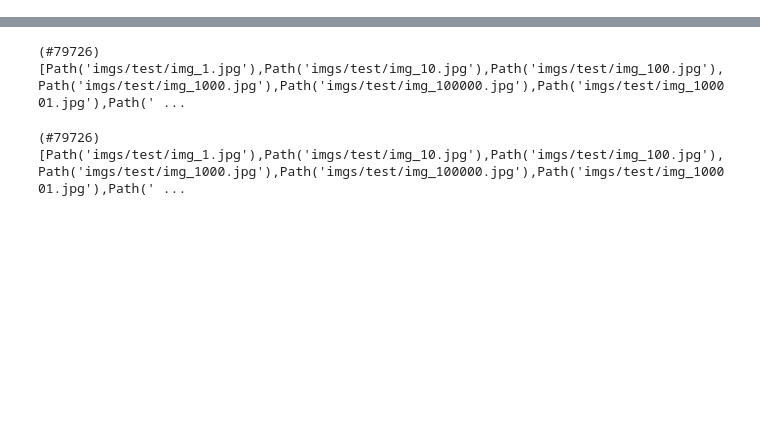
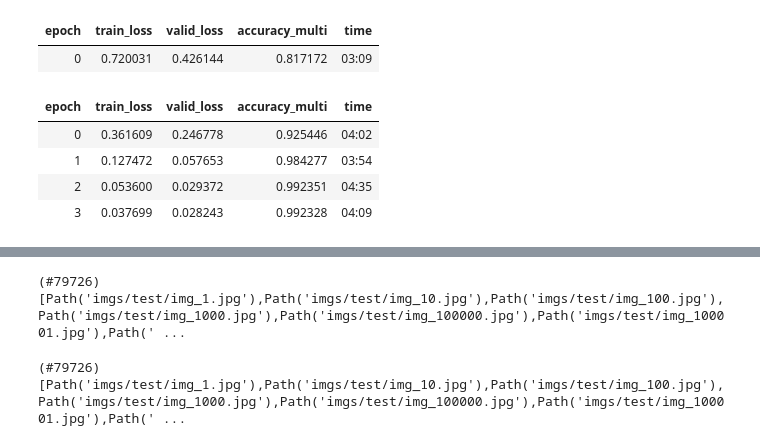
Before and after one commit to ZeroXitreo/SD1-AI-Eksamensprojekt, a Jupyter notebook: Main.ipynb, the cells around one changed output, grey strips where cells are left out. Saved outputs shown, nothing was run; the diff lists cells and outputs as text; code cells hidden in the pictures; blank space fills up the shorter version.

```diff
--- a/Main.ipynb
+++ b/Main.ipynb
@@ -41,2 +79,10 @@ learn = cnn_learner(dls, resnet50, metrics=accuracy)
 # %%
-learn.fine_tune(5, 1e-3)
+learn.fine_tune(4, 1e-3)
+# %% [output]
+| epoch | train_loss | valid_loss | accuracy_multi | time |
+| 0 | 0.720031 | 0.426144 | 0.817172 | 03:09 |
+| epoch | train_loss | valid_loss | accuracy_multi | time |
+| 0 | 0.361609 | 0.246778 | 0.925446 | 04:02 |
+| 1 | 0.127472 | 0.057653 | 0.984277 | 03:54 |
+| 2 | 0.053600 | 0.029372 | 0.992351 | 04:35 |
+| 3 | 0.037699 | 0.028243 | 0.992328 | 04:09 |
```
Also changed, not shown: parts of 39 cells of this notebook.
